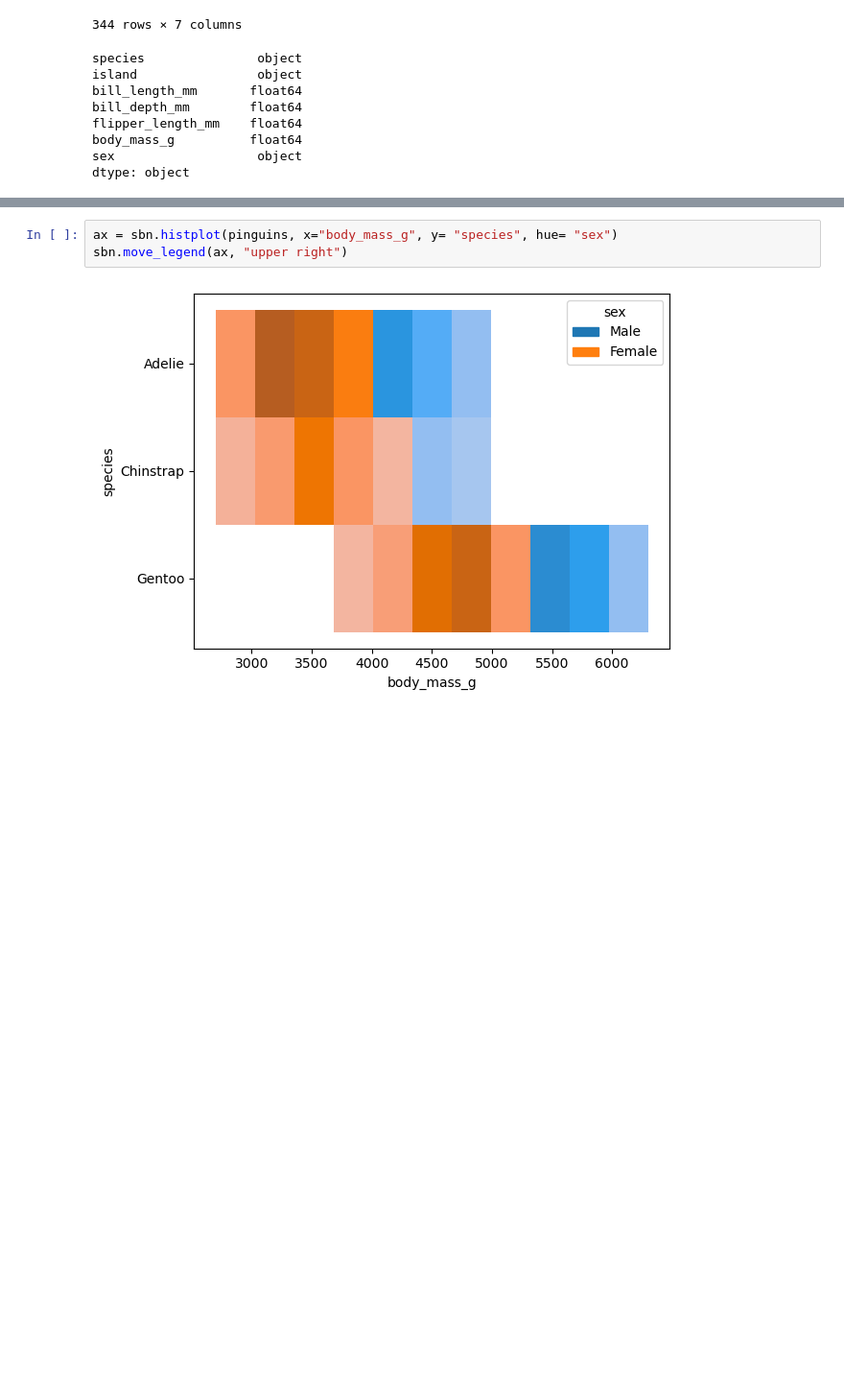
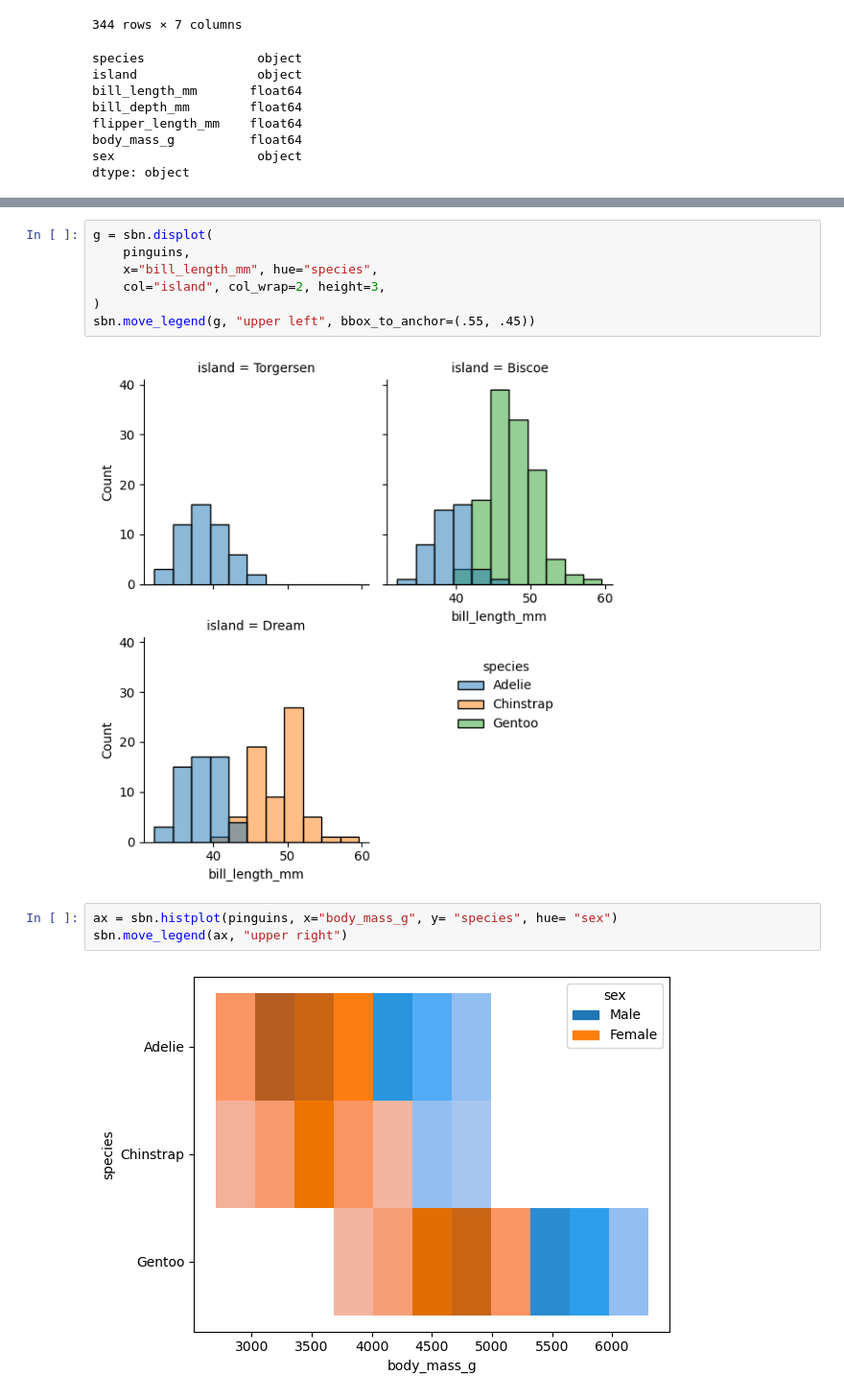
Before and after one commit to joseDavid23038/Aprendizado-de-M-quina, a Jupyter notebook: Dados 1/Dados 1.ipynb, the cells around one changed output, grey strips where cells are left out. Shown at 96% size. Saved outputs shown, nothing was run; the diff lists cells and outputs as text; blank space fills up the shorter version.

```diff
--- a/Dados 1/Dados 1.ipynb
+++ b/Dados 1/Dados 1.ipynb
@@ -124,3 +124,12 @@ dtype: object
+# %%
+g = sbn.displot(
+    pinguins,
+    x="bill_length_mm", hue="species",
+    col="island", col_wrap=2, height=3,
+)
+sbn.move_legend(g, "upper left", bbox_to_anchor=(.55, .45))
+# %% [output]
+[figure, added]
 # %%
 ax = sbn.histplot(pinguins, x="body_mass_g", y= "species", hue= "sex")
 sbn.move_legend(ax, "upper right")
```
Also changed, not shown: parts of 5 cells of this notebook.
